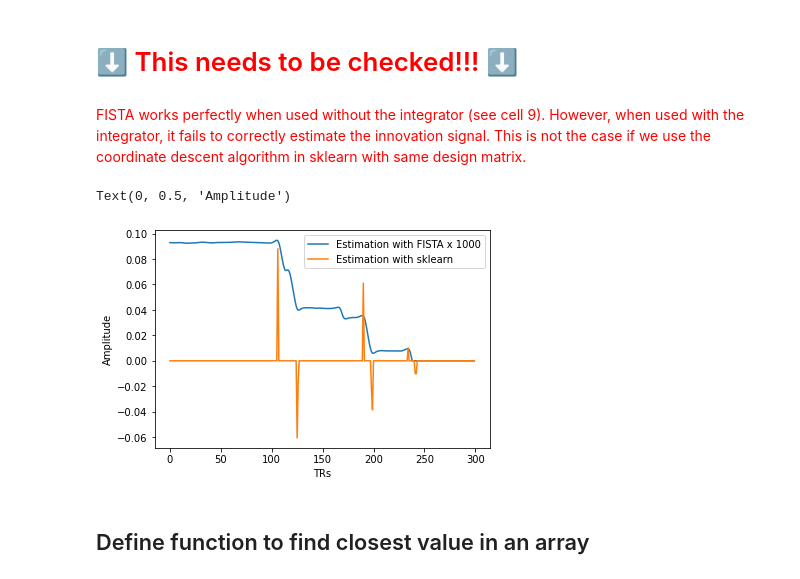
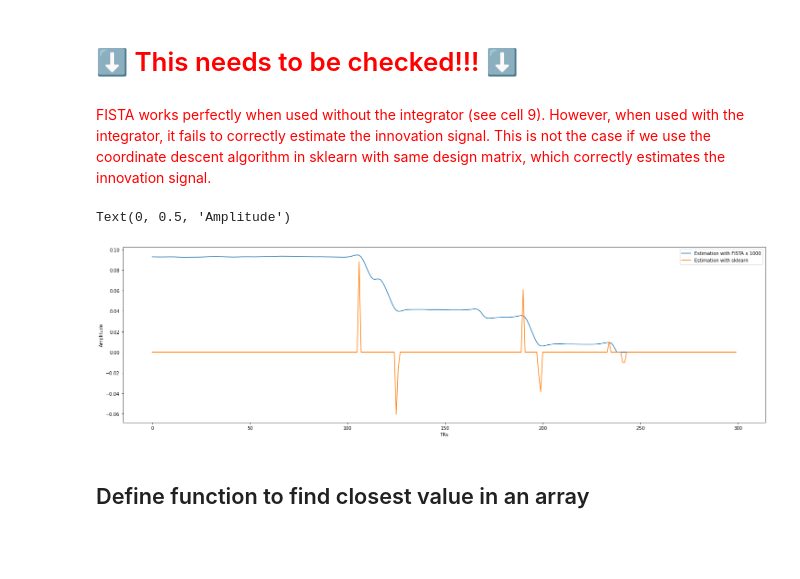
Before and after one commit to eurunuela/pfm_vs_ta, a Jupyter notebook: pfm_vs_ta_long_lownoise.ipynb, the cells around one changed output. Cells and saved outputs as stored; diff of their text form; code cells hidden in the pictures; blank space fills up the shorter version.

```diff
--- a/pfm_vs_ta_long_lownoise.ipynb
+++ b/pfm_vs_ta_long_lownoise.ipynb
@@ -112,27 +112,28 @@ Text(0, 0.5, 'Amplitude')
 # %% [markdown]
 <h1 style="color: red">⬇️ This needs to be checked!!! ⬇️</h1>
 # %% [markdown]
-<p style="color: red">FISTA works perfectly when used without the integrator (see cell 9). However, when used with the integrator, it fails to correctly estimate the innovation signal. This is not the case if we use the coordinate descent algorithm in sklearn with same design matrix.</p>
+<p style="color: red">FISTA works perfectly when used without the integrator (see cell 9). However, when used with the integrator, it fails to correctly estimate the innovation signal. This is not the case if we use the coordinate descent algorithm in sklearn with same design matrix, which correctly estimates the innovation signal.</p>
 # %%
 y = data[:, 0]
 y = y[:, np.newaxis]
 
 lambda_value = 2
 
 fista_coef, _, _ = fista(hrf_block, y, max_iter=100000, lambd=lambda_value, update_lambda=False, precision=1e-6)
 
 clf = Lasso(alpha=lambda_value/nscans)
 clf.fit(hrf_block, y)
 sklearn_coef = clf.coef_
 
+plt.figure(figsize=(25,7))
 plt.plot(fista_coef*1000, label='Estimation with FISTA x 1000')
 plt.plot(sklearn_coef, label='Estimation with sklearn')
 plt.legend()
 plt.xlabel('TRs')
 plt.ylabel('Amplitude')
 # %% [output]
 Text(0, 0.5, 'Amplitude')
-[figure, old version]
+[figure, new version]
 # %% [markdown]
 ## Define function to find closest value in an array
 # %% [markdown]
```
